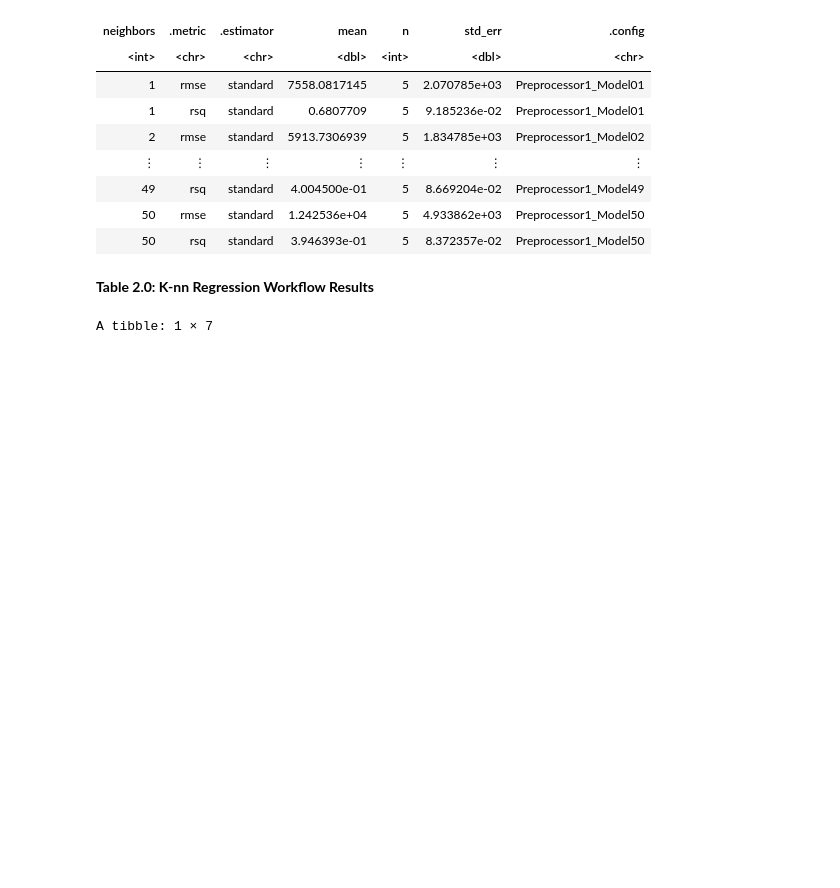
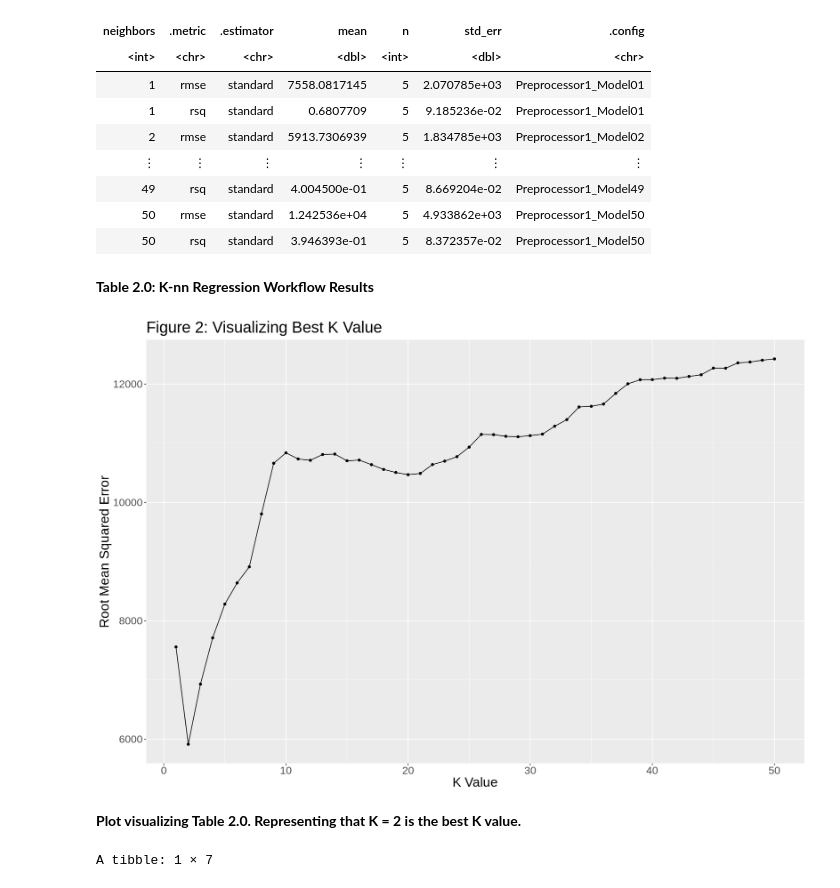
Before and after one commit to renlovette/dsci-100-group-176, a Jupyter notebook: Project Report.ipynb, the cells around one changed output. Saved outputs shown, nothing was run; the diff lists cells and outputs as text; code cells hidden in the pictures; blank space fills up the shorter version.

```diff
--- a/Project Report.ipynb
+++ b/Project Report.ipynb
@@ -211,6 +211,20 @@ A tibble: 100 × 7
 | 50 | rsq | standard | 3.946393e-01 | 5 | 8.372357e-02 | Preprocessor1_Model50 |
 # %% [markdown]
 **Table 2.0: K-nn Regression Workflow Results**
+# %%
+best_k_plot<-players_results|>
+    filter(.metric == "rmse")|>
+    ggplot(aes(x = neighbors, y = mean))+
+    geom_point()+
+    geom_line()+
+    labs(x = "K Value", y = "Root Mean Squared Error")+
+    ggtitle("Figure 2: Visualizing Best K Value")+
+    theme(text = element_text (size = 20))
+best_k_plot
+# %% [output]
+[figure, added]
+# %% [markdown]
+<P><B>Plot visualizing Table 2.0. Representing that K = 2 is the best K value.<B>
 # %%
 players_min
 # %% [output]
```
Also changed, not shown: parts of 34 cells of this notebook.
